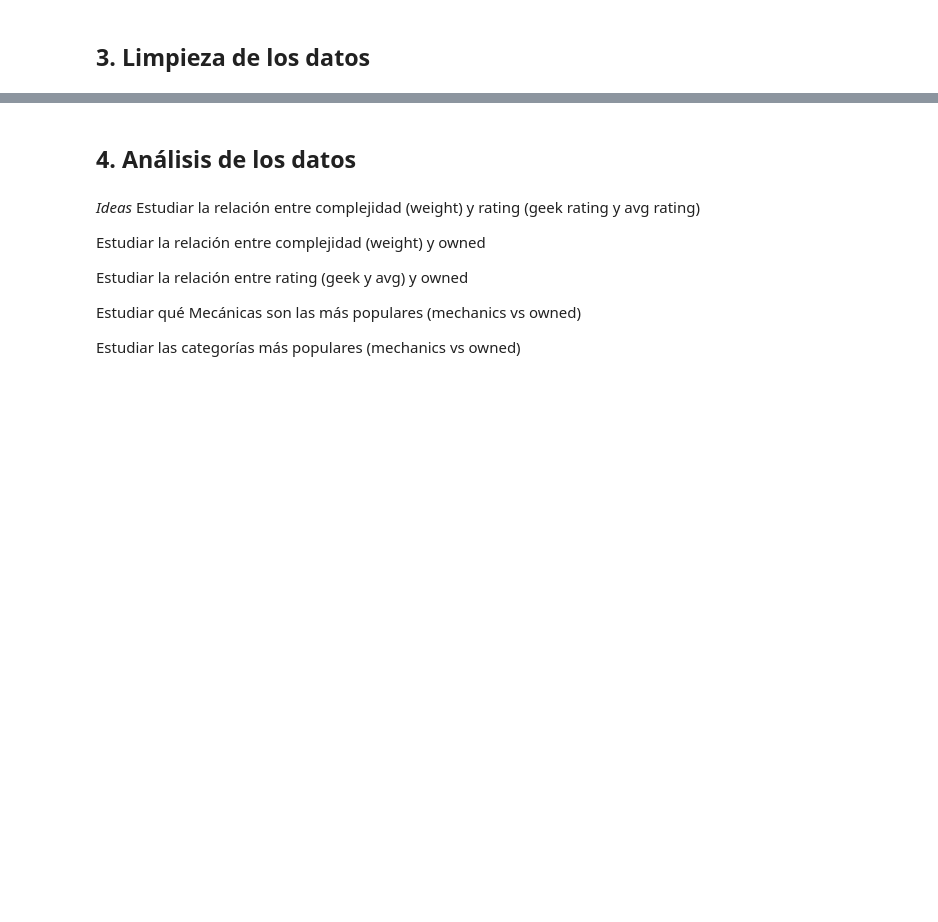
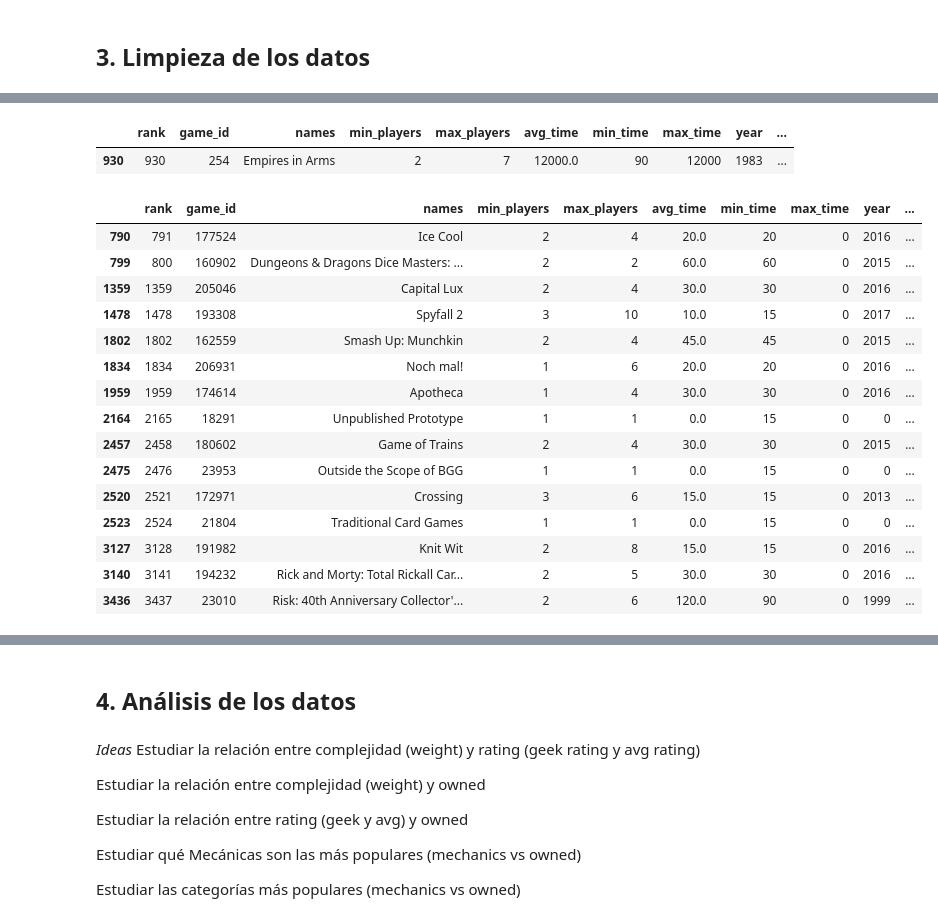
Before and after one commit to andresfontsUOC/bgg-clean-and-analysis, a Jupyter notebook: py/PRA2 Limpieza y Analisis de Datos.ipynb, the cells around one changed output, grey strips where cells are left out. Cells and saved outputs as stored; diff of their text form; code cells hidden in the pictures; blank space fills up the shorter version.

```diff
--- a/py/PRA2 Limpieza y Analisis de Datos.ipynb
+++ b/py/PRA2 Limpieza y Analisis de Datos.ipynb
@@ -61,2 +68,5 @@ bgg.drop('image_url', inplace=True, axis=1)
+# %%
+# Filtrar por mínimo de votos
+bgg = bgg[bgg.num_votes > 500]
 # %% [markdown]
 ## 3. Limpieza de los datos
@@ -87,9 +140,29 @@ bgg.describe().round(2)
 # %%
 # Show row where is max value of avg_time
 bgg[bgg['avg_time']==bgg['avg_time'].max()]
+# %% [output]
+|  | rank | game_id | names | min_players | max_players | avg_time | min_time | max_time | year | ... |
+| 930 | 930 | 254 | Empires in Arms | 2 | 7 | 12000.0 | 90 | 12000 | 1983 | ... |
 # %%
 # Show rows where max_players equals 0
-bgg[bgg['max_players']==0]
+bgg[bgg['max_time']==0]
+# %% [output]
+|  | rank | game_id | names | min_players | max_players | avg_time | min_time | max_time | year | ... |
+| 790 | 791 | 177524 | Ice Cool | 2 | 4 | 20.0 | 20 | 0 | 2016 | ... |
+| 799 | 800 | 160902 | Dungeons & Dragons Dice Masters: ... | 2 | 2 | 60.0 | 60 | 0 | 2015 | ... |
+| 1359 | 1359 | 205046 | Capital Lux | 2 | 4 | 30.0 | 30 | 0 | 2016 | ... |
+| 1478 | 1478 | 193308 | Spyfall 2 | 3 | 10 | 10.0 | 15 | 0 | 2017 | ... |
+| 1802 | 1802 | 162559 | Smash Up: Munchkin | 2 | 4 | 45.0 | 45 | 0 | 2015 | ... |
+| 1834 | 1834 | 206931 | Noch mal! | 1 | 6 | 20.0 | 20 | 0 | 2016 | ... |
+| 1959 | 1959 | 174614 | Apotheca | 1 | 4 | 30.0 | 30 | 0 | 2016 | ... |
+| 2164 | 2165 | 18291 | Unpublished Prototype | 1 | 1 | 0.0 | 15 | 0 | 0 | ... |
+| 2457 | 2458 | 180602 | Game of Trains | 2 | 4 | 30.0 | 30 | 0 | 2015 | ... |
+| 2475 | 2476 | 23953 | Outside the Scope of BGG | 1 | 1 | 0.0 | 15 | 0 | 0 | ... |
+| 2520 | 2521 | 172971 | Crossing | 3 | 6 | 15.0 | 15 | 0 | 2013 | ... |
+| 2523 | 2524 | 21804 | Traditional Card Games | 1 | 1 | 0.0 | 15 | 0 | 0 | ... |
+| 3127 | 3128 | 191982 | Knit Wit | 2 | 8 | 15.0 | 15 | 0 | 2016 | ... |
+| 3140 | 3141 | 194232 | Rick and Morty: Total Rickall Car... | 2 | 5 | 30.0 | 30 | 0 | 2016 | ... |
+| 3436 | 3437 | 23010 | Risk: 40th Anniversary Collector'... | 2 | 6 | 120.0 | 90 | 0 | 1999 | ... |
 # %%
 # Show value table of max_players
 bgg.max_players.value_counts()
```
Also changed, not shown: parts of 24 cells of this notebook.
